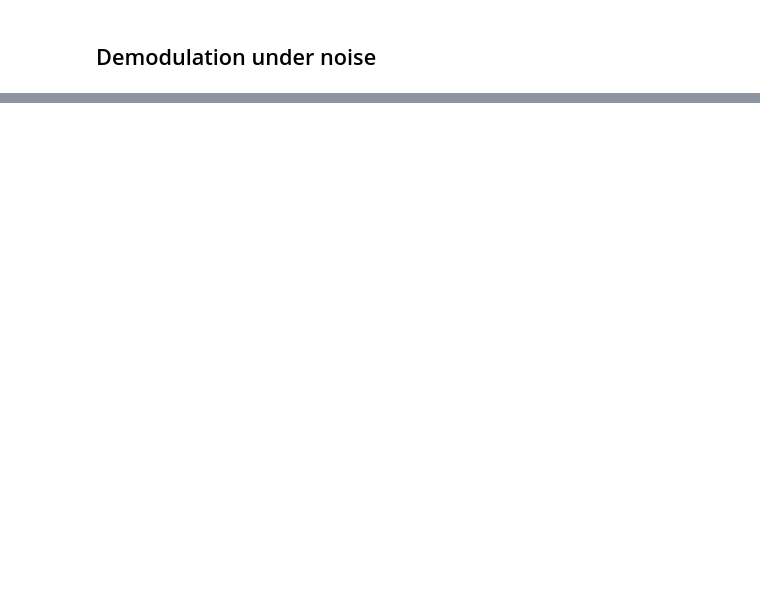
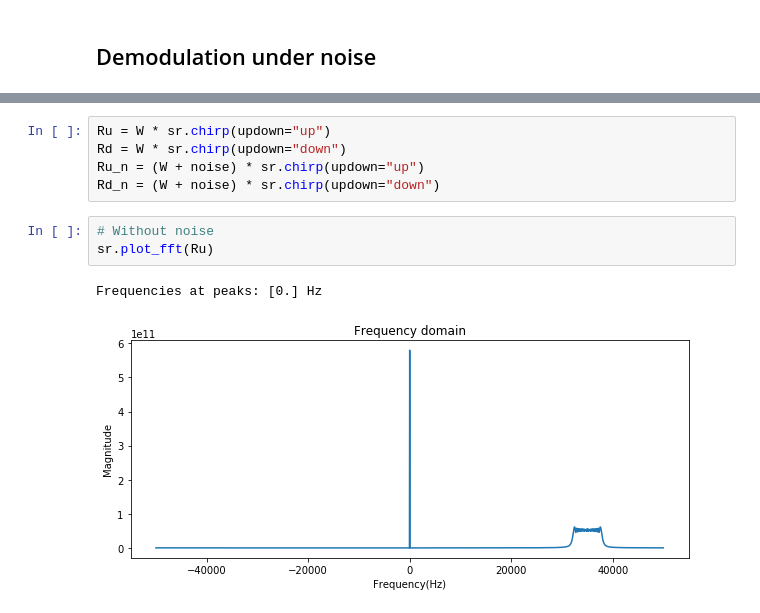
Before and after one commit to araobp/ultrasonic-communication, a Jupyter notebook: simulation/OrthogonalChirp.ipynb, the cells around one changed output, grey strips where cells are left out. Saved outputs shown, nothing was run; the diff lists cells and outputs as text; blank space fills up the shorter version.

```diff
--- a/simulation/OrthogonalChirp.ipynb
+++ b/simulation/OrthogonalChirp.ipynb
@@ -162,0 +52,11 @@ Frequencies at peaks: [0.] Hz
+# %%
+Ru = W * sr.chirp(updown="up")
+Rd = W * sr.chirp(updown="down")
+Ru_n = (W + noise) * sr.chirp(updown="up")
+Rd_n = (W + noise) * sr.chirp(updown="down")
+# %%
+# Without noise
+sr.plot_fft(Ru)
+# %% [output]
+Frequencies at peaks: [0.] Hz
+[figure, added]
```
Also changed, not shown: parts of 22 cells of this notebook, 2 other files.
